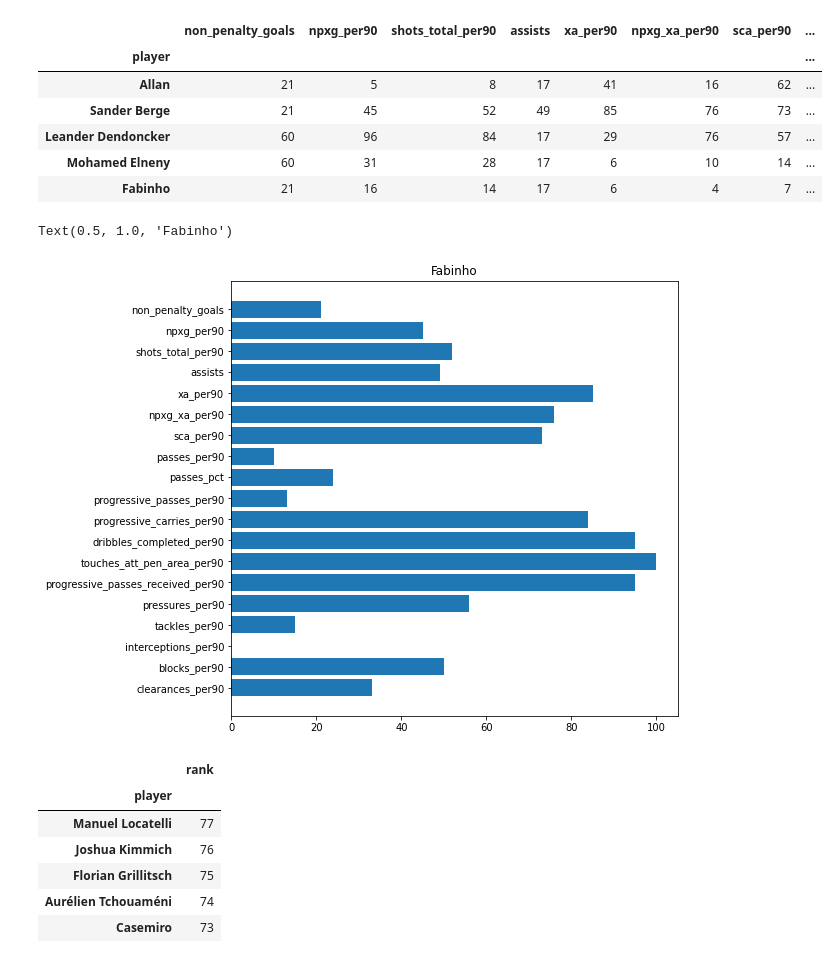
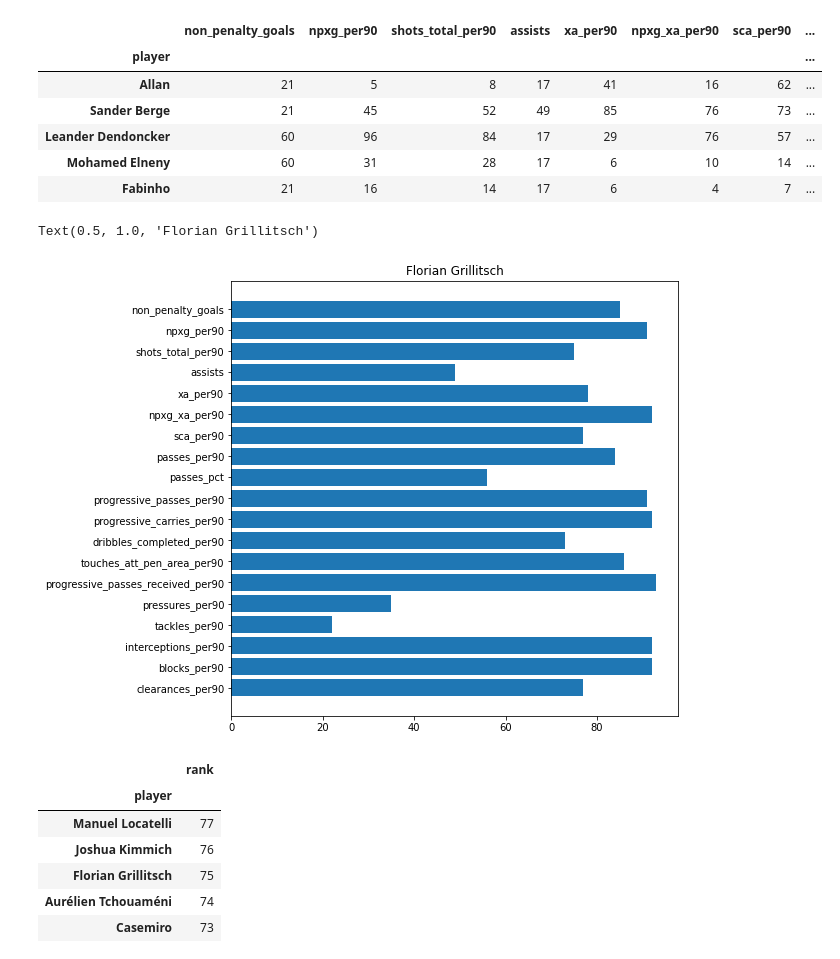
Before and after one commit to shreyansh273/Football-Scouting, a Jupyter notebook: Player_profiling.ipynb, the cells around one changed output. Cells and saved outputs as stored; diff of their text form; code cells hidden in the pictures.

```diff
--- a/Player_profiling.ipynb
+++ b/Player_profiling.ipynb
@@ -120,19 +120,21 @@ dm_data_ranks.head()
 | Fabinho | 21 | 16 | 14 | 17 | 6 | 4 | 7 | ... |
 # %%
 labels = dm_data_ranks.columns
-values = dm_data_ranks.iloc[1]
-title = dm_data_ranks.index.values[4]
+a = pd.Series(dm_data_ranks.index.str.contains("Florian Grillitsch"))
+k = a[a==True].index[0]
+values = dm_data_ranks.iloc[k]
+title = dm_data_ranks.index.values[k]
 
 fig, ax = plt.subplots(figsize=(8,8))
 y = np.arange(len(labels))
 ax.barh(y, values)
 ax.set_yticks(y)
 ax.set_yticklabels(labels)
 ax.invert_yaxis()
 ax.set_title(title)
 # %% [output]
-Text(0.5, 1.0, 'Fabinho')
+Text(0.5, 1.0, 'Florian Grillitsch')
-[figure, old version]
+[figure, new version]
 # %%
 overall_rank = pd.DataFrame(dm_data_ranks.mean(axis=1))
 overall_rank.columns = ['rank']
```
Also changed, not shown: parts of 1 cell of this notebook.
